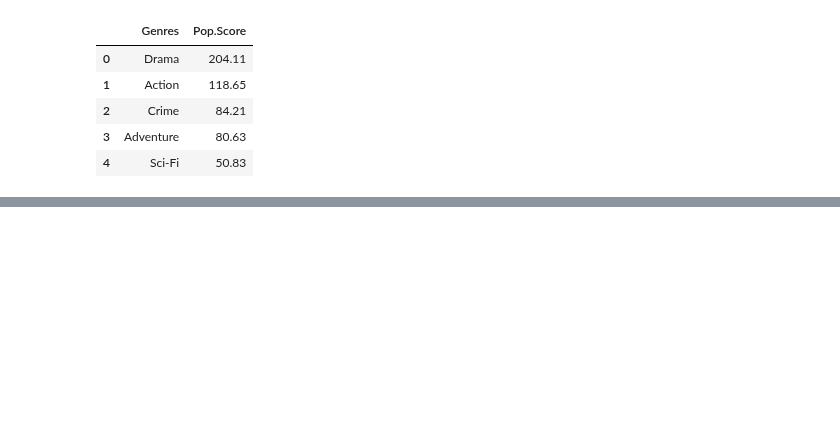
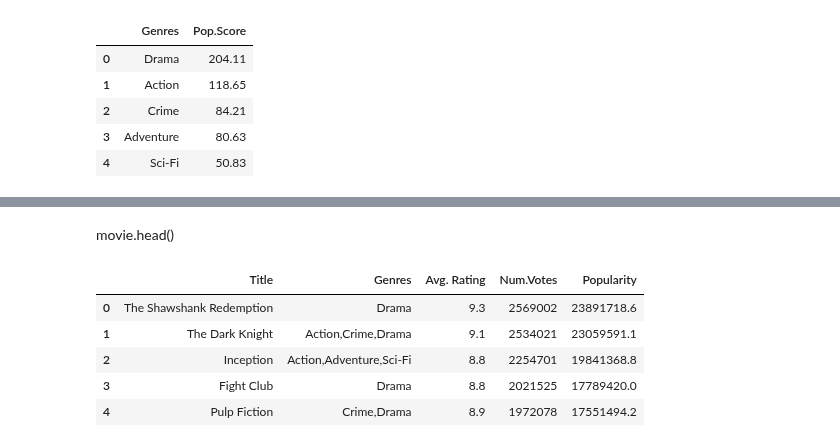
Before and after one commit to fdmdlb/nextflix, a Jupyter notebook: joana exploring code.ipynb, the cells around one changed output, grey strips where cells are left out. Saved outputs shown, nothing was run; the diff lists cells and outputs as text; code cells hidden in the pictures; blank space fills up the shorter version.

```diff
--- a/joana exploring code.ipynb
+++ b/joana exploring code.ipynb
@@ -31,0 +33,15 @@ fig.show()
+# %%
+path2="C:/Users/joana/Documents/GitHub/project_movie_recommand/data/joaoTop5MOVIES.csv"
+
+movie=pd.read_csv(path2)
+# %% [markdown]
+movie.head()
+# %%
+movie.head()
+# %% [output]
+|  | Title | Genres | Avg. Rating | Num.Votes | Popularity |
+| 0 | The Shawshank Redemption | Drama | 9.3 | 2569002 | 23891718.6 |
+| 1 | The Dark Knight | Action,Crime,Drama | 9.1 | 2534021 | 23059591.1 |
+| 2 | Inception | Action,Adventure,Sci-Fi | 8.8 | 2254701 | 19841368.8 |
+| 3 | Fight Club | Drama | 8.8 | 2021525 | 17789420.0 |
+| 4 | Pulp Fiction | Crime,Drama | 8.9 | 1972078 | 17551494.2 |
```
Also changed, not shown: parts of 2 cells of this notebook.
